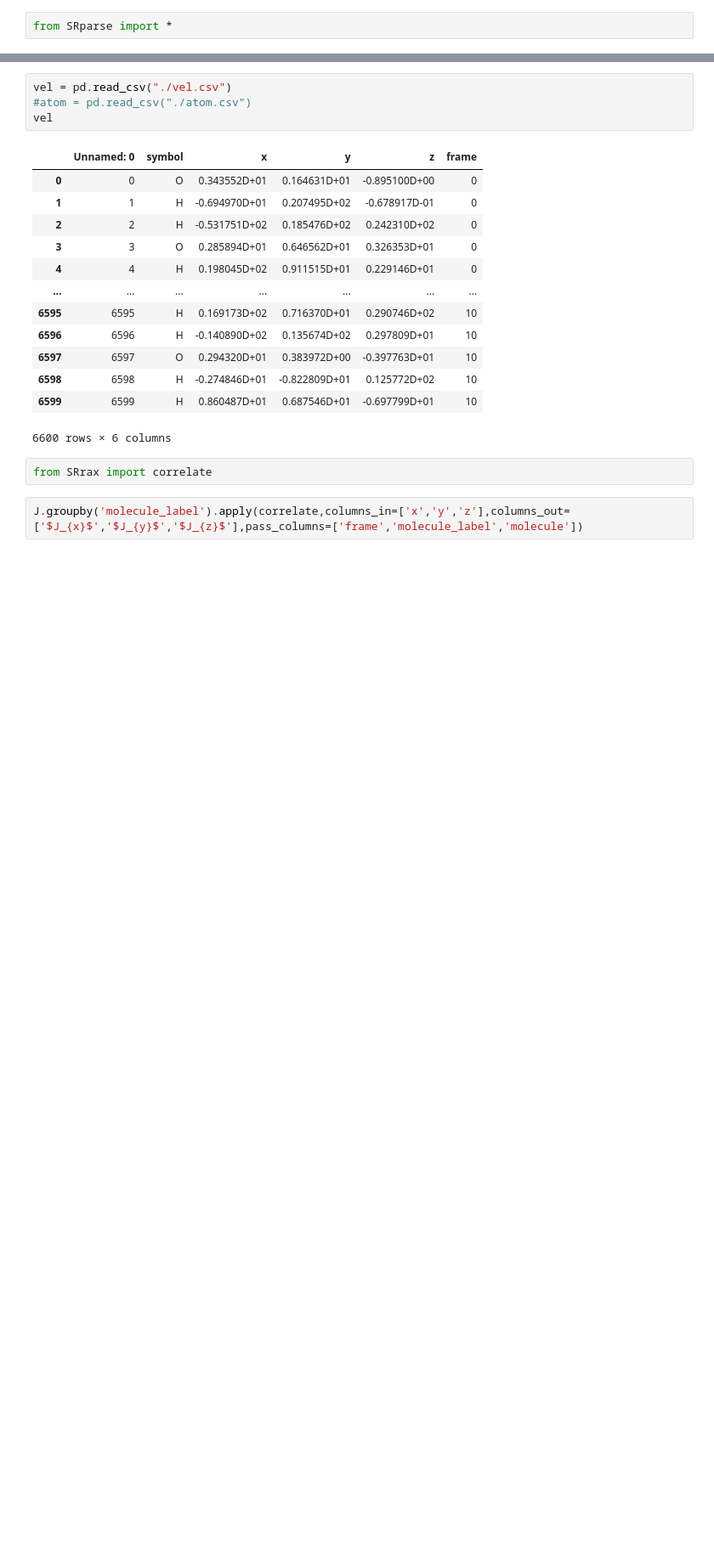
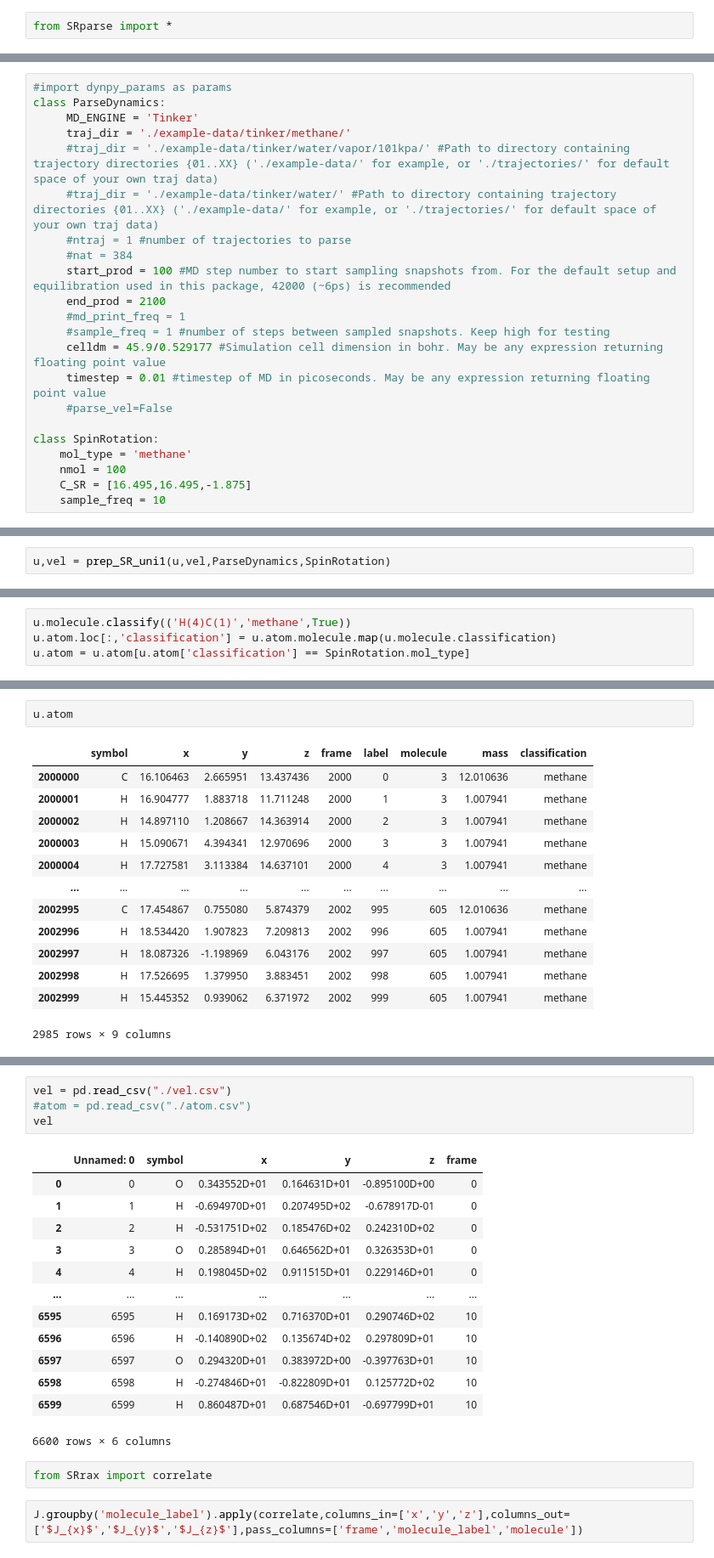
Before and after one commit to jautschbach/dynpy, a Jupyter notebook: scratch.ipynb, the cells around one changed output, grey strips where cells are left out. Shown at 85% size. Saved outputs shown, nothing was run; the diff lists cells and outputs as text; blank space fills up the shorter version.

```diff
--- a/scratch.ipynb
+++ b/scratch.ipynb
@@ -78,0 +86,22 @@ SR_module_main(ParseDynamics,SpinRotation)
+# %%
+#import dynpy_params as params
+class ParseDynamics:
+     MD_ENGINE = 'Tinker'
+     traj_dir = './example-data/tinker/methane/'
+     #traj_dir = './example-data/tinker/water/vapor/101kpa/' #Path to directory containing trajectory directories {01..XX} ('./example-data/' for example, or './trajectories/' for default space of your own traj data)
+     #traj_dir = './example-data/tinker/water/' #Path to directory containing trajectory directories {01..XX} ('./example-data/' for example, or './trajectories/' for default space of your own traj data)
+     #ntraj = 1 #number of trajectories to parse
+     #nat = 384
+     start_prod = 100 #MD step number to start sampling snapshots from. For the default setup and equilibration used in this package, 42000 (~6ps) is recommended
+     end_prod = 2100
+     #md_print_freq = 1
+     #sample_freq = 1 #number of steps between sampled snapshots. Keep high for testing
+     celldm = 45.9/0.529177 #Simulation cell dimension in bohr. May be any expression returning floating point value
+     timestep = 0.01 #timestep of MD in picoseconds. May be any expression returning floating point value
+     #parse_vel=False
+
+class SpinRotation:
+    mol_type = 'methane'
+    nmol = 100
+    C_SR = [16.495,16.495,-1.875]
+    sample_freq = 10
@@ -78,0 +136,2 @@ SR_module_main(ParseDynamics,SpinRotation)
+# %%
+u,vel = prep_SR_uni1(u,vel,ParseDynamics,SpinRotation)
@@ -78,0 +147,4 @@ SR_module_main(ParseDynamics,SpinRotation)
+# %%
+u.molecule.classify(('H(4)C(1)','methane',True))
+u.atom.loc[:,'classification'] = u.atom.molecule.map(u.molecule.classification)
+u.atom = u.atom[u.atom['classification'] == SpinRotation.mol_type]
@@ -78,0 +153,16 @@ SR_module_main(ParseDynamics,SpinRotation)
+# %%
+u.atom
+# %% [output]
+|  | symbol | x | y | z | frame | label | molecule | mass | classification |
+| 2000000 | C | 16.106463 | 2.665951 | 13.437436 | 2000 | 0 | 3 | 12.010636 | methane |
+| 2000001 | H | 16.904777 | 1.883718 | 11.711248 | 2000 | 1 | 3 | 1.007941 | methane |
+| 2000002 | H | 14.897110 | 1.208667 | 14.363914 | 2000 | 2 | 3 | 1.007941 | methane |
+| 2000003 | H | 15.090671 | 4.394341 | 12.970696 | 2000 | 3 | 3 | 1.007941 | methane |
+| 2000004 | H | 17.727581 | 3.113384 | 14.637101 | 2000 | 4 | 3 | 1.007941 | methane |
+| ... | ... | ... | ... | ... | ... | ... | ... | ... | ... |
+| 2002995 | C | 17.454867 | 0.755080 | 5.874379 | 2002 | 995 | 605 | 12.010636 | methane |
+| 2002996 | H | 18.534420 | 1.907823 | 7.209813 | 2002 | 996 | 605 | 1.007941 | methane |
+| 2002997 | H | 18.087326 | -1.198969 | 6.043176 | 2002 | 997 | 605 | 1.007941 | methane |
+| 2002998 | H | 17.526695 | 1.379950 | 3.883451 | 2002 | 998 | 605 | 1.007941 | methane |
+| 2002999 | H | 15.445352 | 0.939062 | 6.371972 | 2002 | 999 | 605 | 1.007941 | methane |
+2985 rows × 9 columns
```
Also changed, not shown: parts of 31 cells of this notebook, 8 other files.
